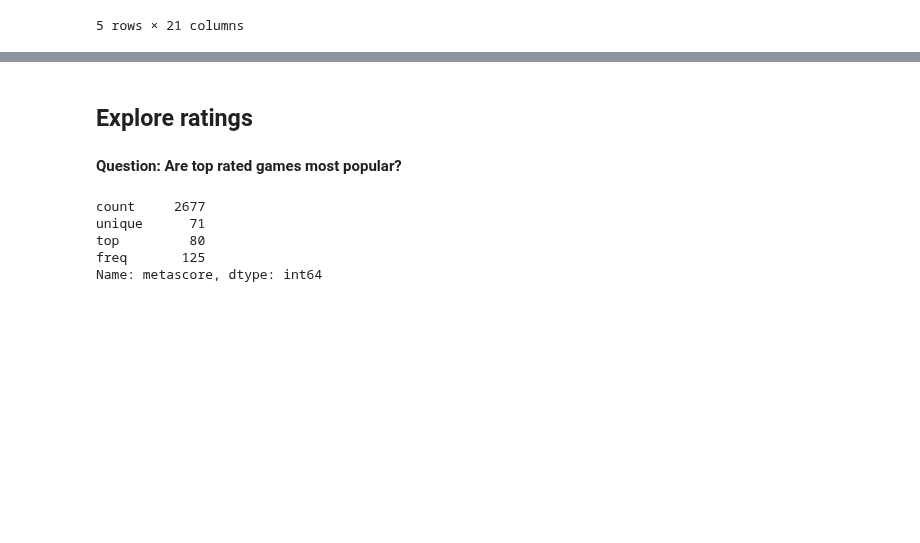
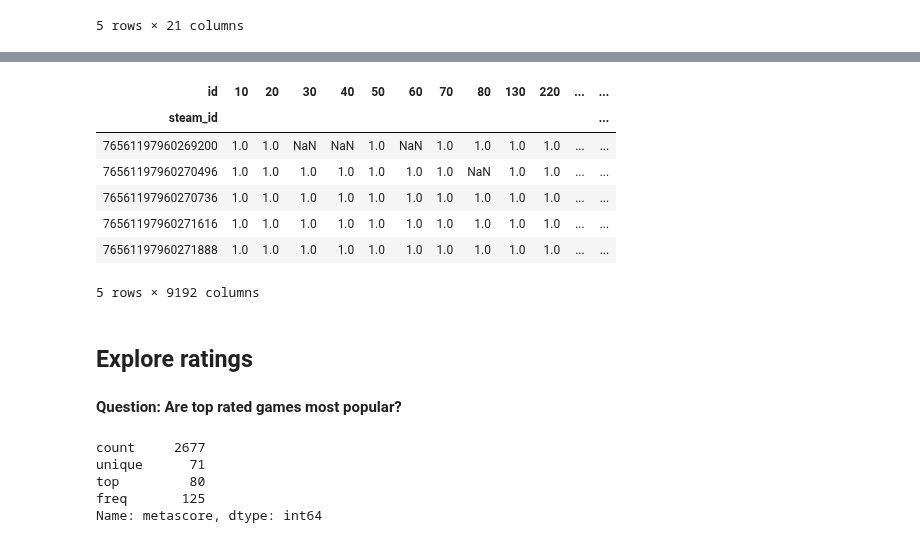
Before and after one commit to nadinezab/video-game-recs, a Jupyter notebook: 2-Data-Exploration.ipynb, the cells around one changed output, grey strips where cells are left out. Saved outputs shown, nothing was run; the diff lists cells and outputs as text; code cells hidden in the pictures; blank space fills up the shorter version.

```diff
--- a/2-Data-Exploration.ipynb
+++ b/2-Data-Exploration.ipynb
@@ -194,0 +126,4 @@ pickle.dump(alldata, open('alldata.pkl','wb'))
+# %%
+# Get relevant columns
+recdata = alldata[['steam_id', 'id']]
+recdata.head()
@@ -194,0 +137,4 @@ pickle.dump(alldata, open('alldata.pkl','wb'))
+# %%
+# Add binary owned column
+recdata['owned'] = np.ones(shape = recdata.shape[0])
+recdata.head()
@@ -195,3 +148,16 @@ pickle.dump(alldata, open('alldata.pkl','wb'))
+# %%
+# Pivot table
+user_ids = recdata.pivot_table(index = ['steam_id'], columns = ['id'], values = 'owned')
+user_ids.head()
+# %% [output]
+| id | 10 | 20 | 30 | 40 | 50 | 60 | 70 | 80 | 130 | 220 | ... | ... |
+| steam_id |  |  |  |  |  |  |  |  |  |  |  | ... |
+| 76561197960269200 | 1.0 | 1.0 | NaN | NaN | 1.0 | NaN | 1.0 | 1.0 | 1.0 | 1.0 | ... | ... |
+| 76561197960270496 | 1.0 | 1.0 | 1.0 | 1.0 | 1.0 | 1.0 | 1.0 | NaN | 1.0 | 1.0 | ... | ... |
+| 76561197960270736 | 1.0 | 1.0 | 1.0 | 1.0 | 1.0 | 1.0 | 1.0 | 1.0 | 1.0 | 1.0 | ... | ... |
+| 76561197960271616 | 1.0 | 1.0 | 1.0 | 1.0 | 1.0 | 1.0 | 1.0 | 1.0 | 1.0 | 1.0 | ... | ... |
+| 76561197960271888 | 1.0 | 1.0 | 1.0 | 1.0 | 1.0 | 1.0 | 1.0 | 1.0 | 1.0 | 1.0 | ... | ... |
+5 rows × 9192 columns
 # %% [markdown]
 ## Explore ratings
 # %% [markdown]
```
Also changed, not shown: parts of 16 cells of this notebook.
